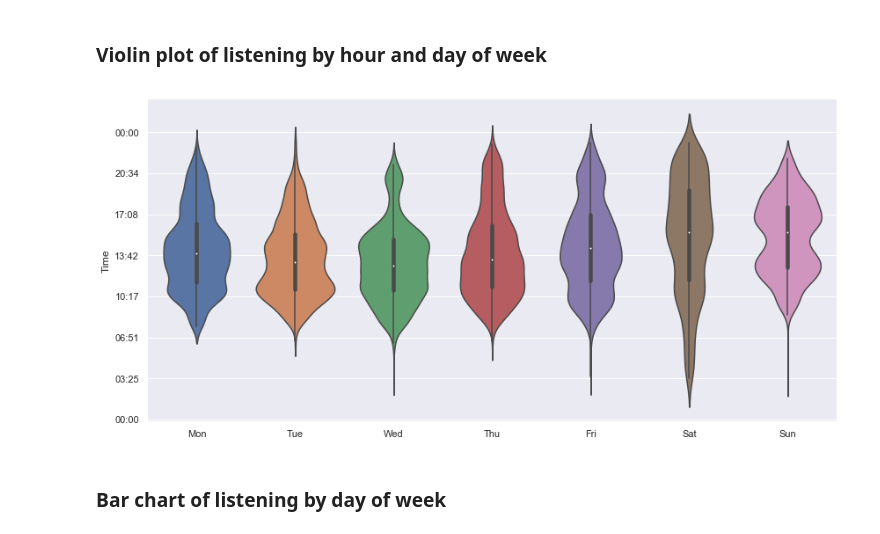
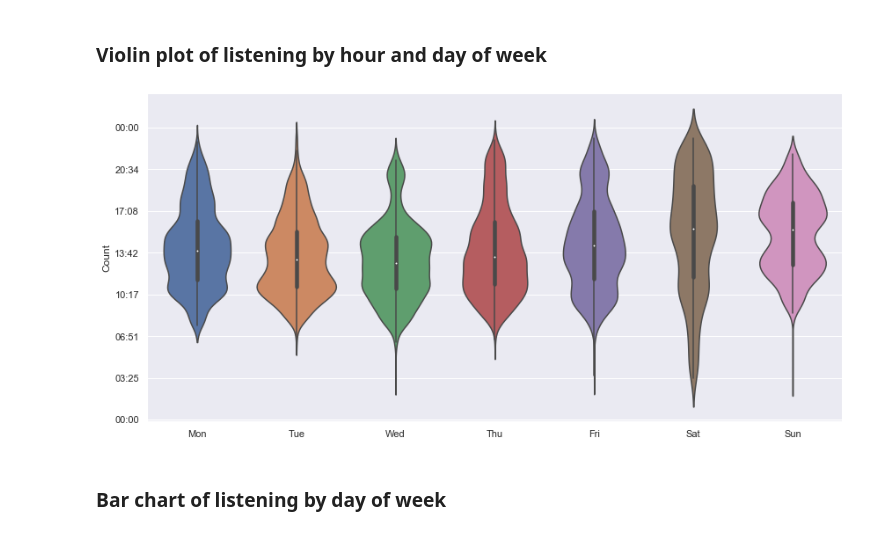
Before and after one commit to vpozdnyakov/music_activity_analysis, a Jupyter notebook: google_play_music_activity_analysis.ipynb, the cells around one changed output. Drawn from its saved outputs; the diff is of its cells as text; code cells hidden in the pictures.

```diff
--- a/google_play_music_activity_analysis.ipynb
+++ b/google_play_music_activity_analysis.ipynb
@@ -45,6 +46,7 @@ my_activity['datetime'] = pd.to_datetime(my_activity.datetime)
 my_activity['month_name'] = my_activity.datetime.dt.strftime('%b')
 my_activity['weekday_name'] = my_activity.datetime.dt.strftime('%a')
 my_activity['hour'] = my_activity.datetime.dt.hour
+my_activity['month_year'] = my_activity.datetime.dt.year * 12 + my_activity.datetime.dt.month
 my_activity['month_year_name'] = my_activity.datetime.dt.strftime('%b %Y')
 my_activity['time'] = my_activity.datetime.dt.hour * 60 + my_activity.datetime.dt.minute
 
@@ -117,13 +119,13 @@ plt.show()
 # %%
 weekday_order = pd.date_range(pd.Timestamp('2019-01-07'), periods=7, freq='d').strftime('%a')
 fig = sns.catplot(x="weekday_name", y="time", kind="violin",
                   order=weekday_order, data=my_activity, height=6,
                   aspect=2);
 labels = [''] + pd.date_range('2019', periods=8, freq='205.715min').strftime('%H:%M').tolist()
-fig.set_yticklabels(labels).set_xlabels('').set_ylabels('Time')
+fig.set(xlabel='', ylabel='Count', yticklabels=labels)
 plt.show()
 # %% [output]
-[figure, old version]
+[figure, new version]
 # %% [markdown]
 ### Bar chart of listening by day of week
 # %%
```
Also changed, not shown: parts of 5 cells of this notebook.
